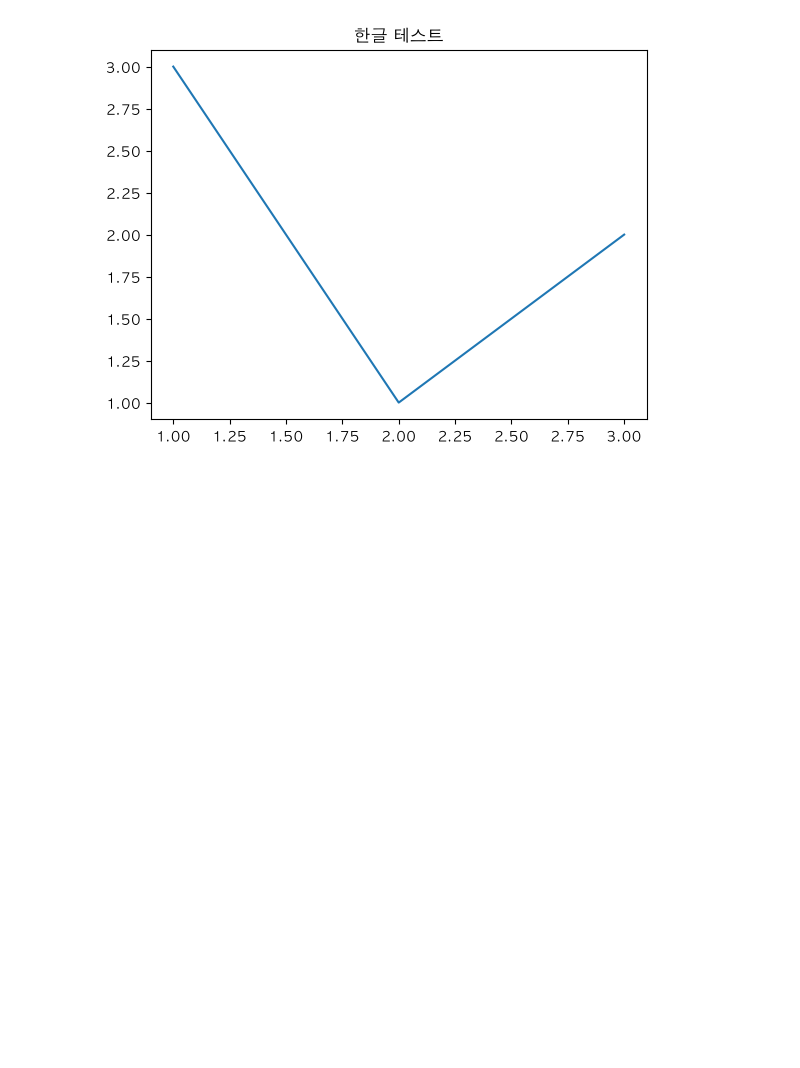
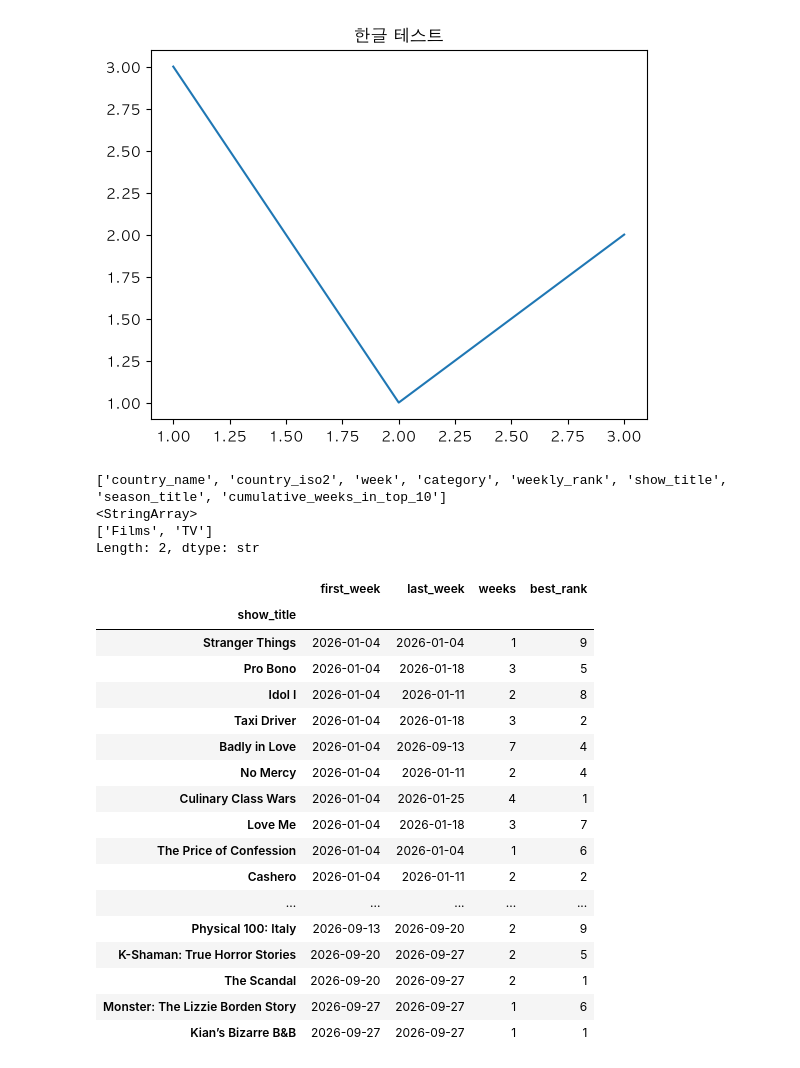
Before and after one commit to riakwjddd06/drama-analysis, a Jupyter notebook: analysis.ipynb, the cells around one changed output. Saved outputs shown, nothing was run; the diff lists cells and outputs as text; code cells hidden in the pictures; blank space fills up the shorter version.

```diff
--- a/analysis.ipynb
+++ b/analysis.ipynb
@@ -10,3 +10,43 @@ plt.title("한글 테스트")
 plt.show()
 # %% [output]
 [figure]
+# %%
+ctry = pd.read_csv("data/raw/all-weeks-countries.tsv", sep="\t", parse_dates=["week"])
+print(ctry.columns.tolist())
+print(ctry["category"].unique())
+
+kr = ctry[(ctry["country_name"] == "South Korea") & (ctry["category"] == "TV")]
+kr26 = kr[(kr["week"] >= "2026-01-01") & (kr["week"] <= "2026-09-30")]
+
+summary = kr26.groupby("show_title").agg(
+    first_week=("week", "min"),
+    last_week=("week", "max"),
+    weeks=("week", "nunique"),
+    best_rank=("weekly_rank", "min"),
+).sort_values("first_week")
+
+pd.set_option("display.max_rows", 200)
+summary
+# %% [output]
+['country_name', 'country_iso2', 'week', 'category', 'weekly_rank', 'show_title', 'season_title', 'cumulative_weeks_in_top_10']
+<StringArray>
+['Films', 'TV']
+Length: 2, dtype: str
+|  | first_week | last_week | weeks | best_rank |
+| show_title |  |  |  |  |
+| Stranger Things | 2026-01-04 | 2026-01-04 | 1 | 9 |
+| Pro Bono | 2026-01-04 | 2026-01-18 | 3 | 5 |
+| Idol I | 2026-01-04 | 2026-01-11 | 2 | 8 |
+| Taxi Driver | 2026-01-04 | 2026-01-18 | 3 | 2 |
+| Badly in Love | 2026-01-04 | 2026-09-13 | 7 | 4 |
+| No Mercy | 2026-01-04 | 2026-01-11 | 2 | 4 |
+| Culinary Class Wars | 2026-01-04 | 2026-01-25 | 4 | 1 |
+| Love Me | 2026-01-04 | 2026-01-18 | 3 | 7 |
+| The Price of Confession | 2026-01-04 | 2026-01-04 | 1 | 6 |
+| Cashero | 2026-01-04 | 2026-01-11 | 2 | 2 |
+| ... | ... | ... | ... | ... |
+| Physical 100: Italy | 2026-09-13 | 2026-09-20 | 2 | 9 |
+| K-Shaman: True Horror Stories | 2026-09-20 | 2026-09-27 | 2 | 5 |
+| The Scandal | 2026-09-20 | 2026-09-27 | 2 | 1 |
+| Monster: The Lizzie Borden Story | 2026-09-27 | 2026-09-27 | 1 | 6 |
+| Kian’s Bizarre B&B | 2026-09-27 | 2026-09-27 | 1 | 1 |
```
Also changed, not shown: parts of 3 cells of this notebook, 21 other files.
